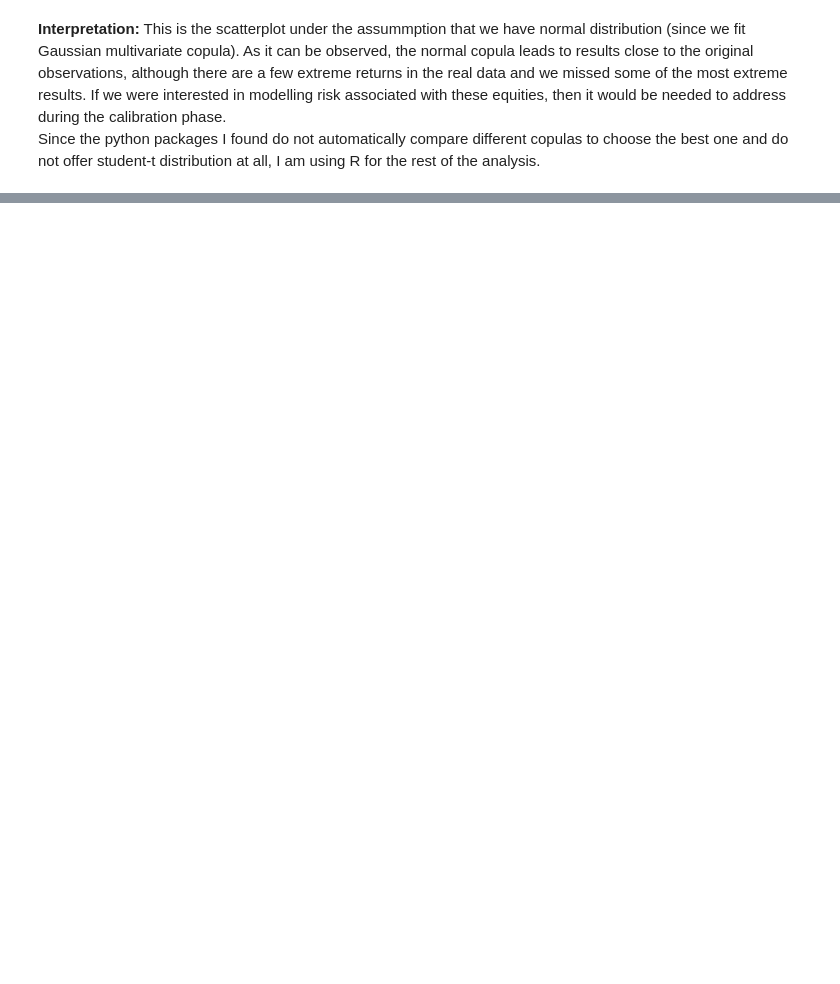
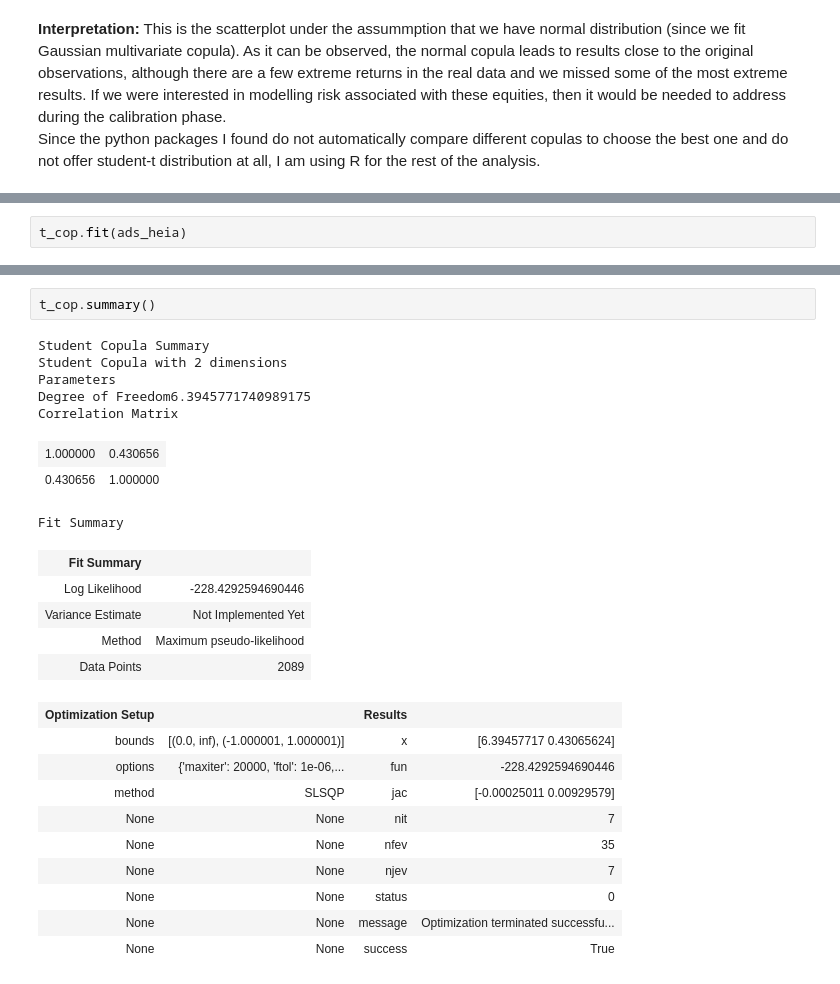
Before and after one commit to AnnaMariaAngelova/QRM2020, a Jupyter notebook: QRM_Assignment2.ipynb, the cells around one changed output, grey strips where cells are left out. Cells and saved outputs as stored; diff of their text form; blank space fills up the shorter version.

```diff
--- a/QRM_Assignment2.ipynb
+++ b/QRM_Assignment2.ipynb
@@ -941,0 +983,2 @@ ads_heia.to_csv("01_Data/ADS_HEIA.csv")
+# %%
+t_cop.fit(ads_heia)
@@ -941,0 +988,26 @@ ads_heia.to_csv("01_Data/ADS_HEIA.csv")
+# %%
+t_cop.summary()
+# %% [output]
+Student Copula Summary
+Student Copula with 2 dimensions
+Parameters
+Degree of Freedom6.3945771740989175
+Correlation Matrix
+| 1.000000 | 0.430656 |
+| 0.430656 | 1.000000 |
+Fit Summary
+| Fit Summary |  |
+| Log Likelihood | -228.4292594690446 |
+| Variance Estimate | Not Implemented Yet |
+| Method | Maximum pseudo-likelihood |
+| Data Points | 2089 |
+| Optimization Setup |  | Results |  |
+| bounds | [(0.0, inf), (-1.000001, 1.000001)] | x | [6.39457717 0.43065624] |
+| options | {'maxiter': 20000, 'ftol': 1e-06,... | fun | -228.4292594690446 |
+| method | SLSQP | jac | [-0.00025011 0.00929579] |
+| None | None | nit | 7 |
+| None | None | nfev | 35 |
+| None | None | njev | 7 |
+| None | None | status | 0 |
+| None | None | message | Optimization terminated successfu... |
+| None | None | success | True |
```
Also changed, not shown: parts of 7 cells of this notebook, 2 other files.
